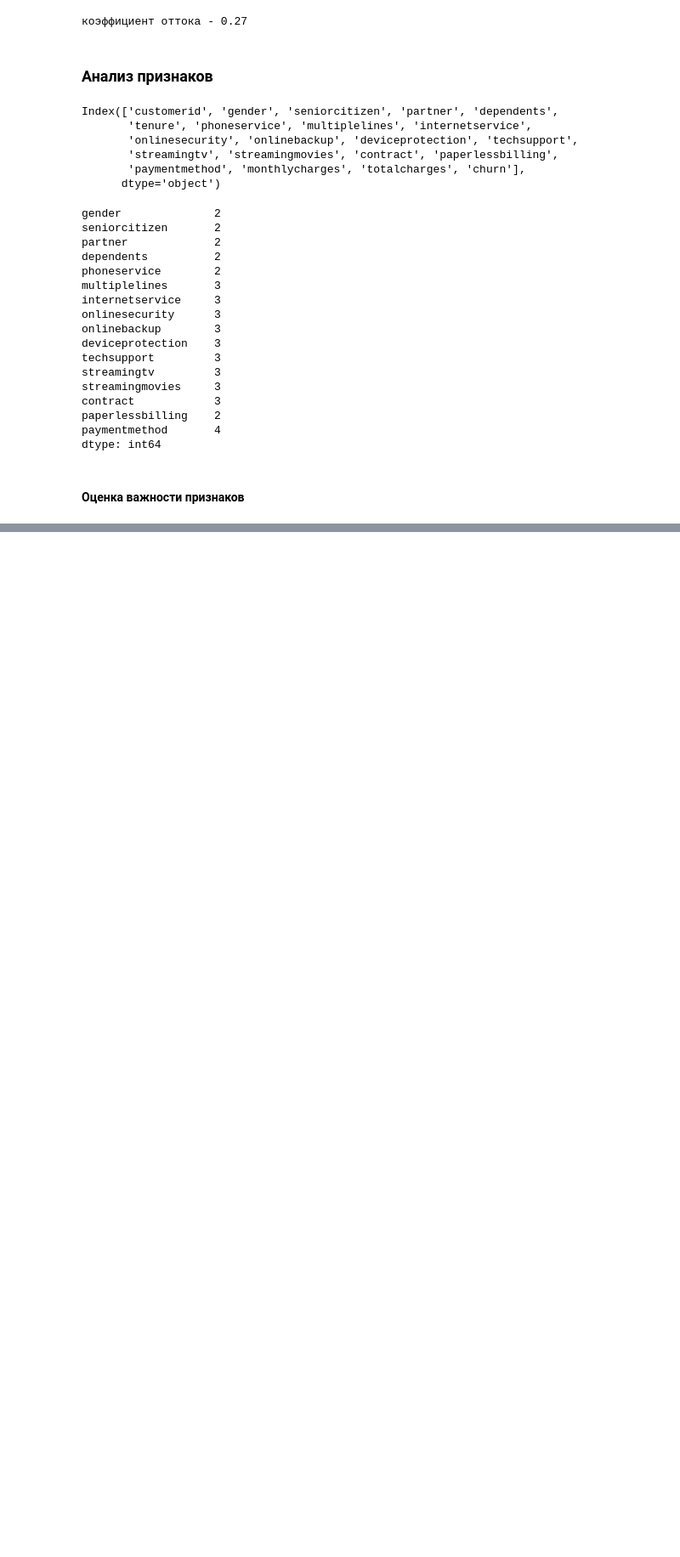
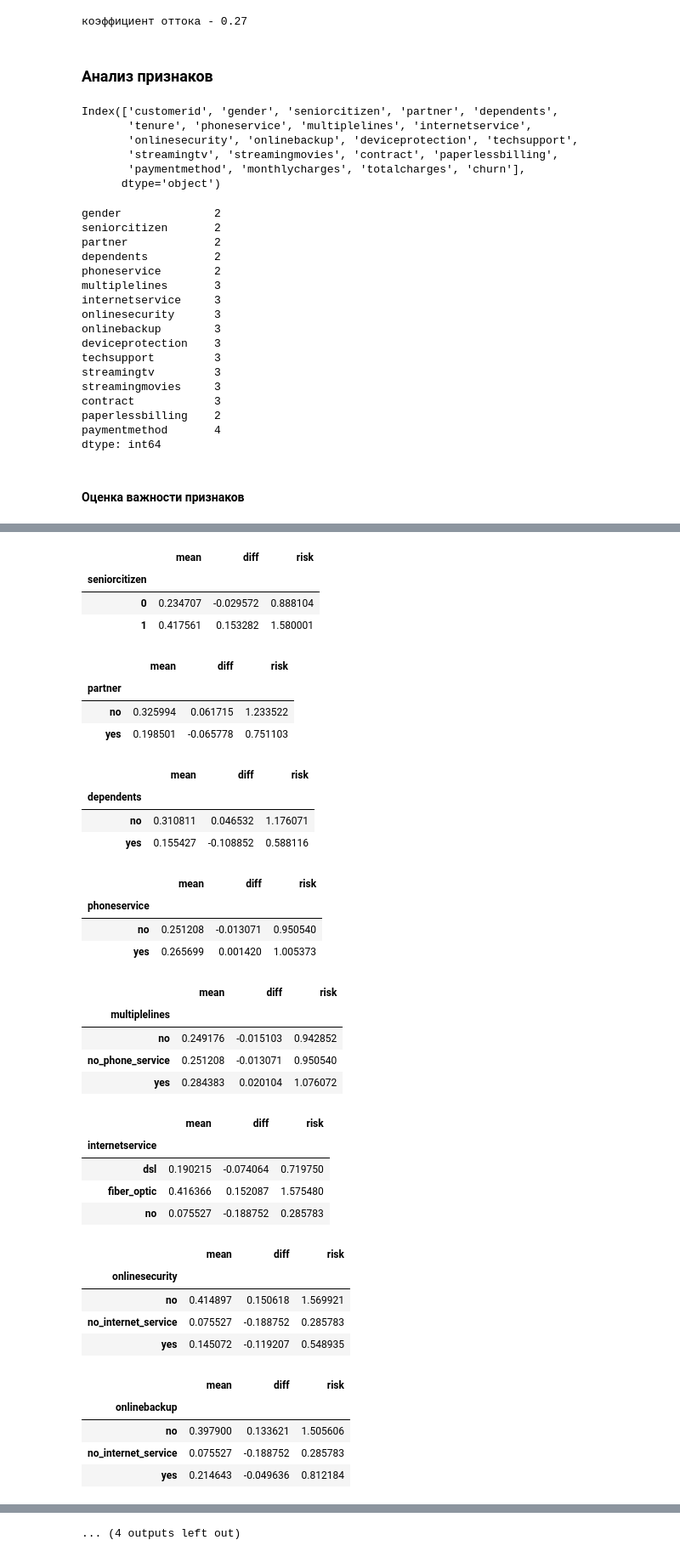
Before and after one commit to GridasovSasha/ML_classification_customer_churn, a Jupyter notebook: main.ipynb, the cells around one changed output, grey strips where cells are left out. Shown at 85% size. Drawn from its saved outputs; the diff is of its cells as text; code cells hidden in the pictures; blank space fills up the shorter version.

```diff
--- a/main.ipynb
+++ b/main.ipynb
@@ -257,0 +260,11 @@ paymentmethod_credit_card_(automatic): 0.16
+# %%
+# Коэффициент риска
+
+global_mean =  df_train_full['churn'].mean()
+
+for col in categorical:
+    df_group = df_train_full.groupby(col)['churn'].agg(['mean'])
+    df_group['diff'] = df_group['mean'] - global_mean
+    df_group['risk'] = df_group['mean'] / global_mean
+    display(df_group)
+# %% [output]
@@ -257,0 +275,36 @@ paymentmethod_credit_card_(automatic): 0.16
+|  | mean | diff | risk |
+| seniorcitizen |  |  |  |
+| 0 | 0.234707 | -0.029572 | 0.888104 |
+| 1 | 0.417561 | 0.153282 | 1.580001 |
+|  | mean | diff | risk |
+| partner |  |  |  |
+| no | 0.325994 | 0.061715 | 1.233522 |
+| yes | 0.198501 | -0.065778 | 0.751103 |
+|  | mean | diff | risk |
+| dependents |  |  |  |
+| no | 0.310811 | 0.046532 | 1.176071 |
+| yes | 0.155427 | -0.108852 | 0.588116 |
+|  | mean | diff | risk |
+| phoneservice |  |  |  |
+| no | 0.251208 | -0.013071 | 0.950540 |
+| yes | 0.265699 | 0.001420 | 1.005373 |
+|  | mean | diff | risk |
+| multiplelines |  |  |  |
+| no | 0.249176 | -0.015103 | 0.942852 |
+| no_phone_service | 0.251208 | -0.013071 | 0.950540 |
+| yes | 0.284383 | 0.020104 | 1.076072 |
+|  | mean | diff | risk |
+| internetservice |  |  |  |
+| dsl | 0.190215 | -0.074064 | 0.719750 |
+| fiber_optic | 0.416366 | 0.152087 | 1.575480 |
+| no | 0.075527 | -0.188752 | 0.285783 |
+|  | mean | diff | risk |
+| onlinesecurity |  |  |  |
+| no | 0.414897 | 0.150618 | 1.569921 |
+| no_internet_service | 0.075527 | -0.188752 | 0.285783 |
+| yes | 0.145072 | -0.119207 | 0.548935 |
+|  | mean | diff | risk |
+| onlinebackup |  |  |  |
+| no | 0.397900 | 0.133621 | 1.505606 |
+| no_internet_service | 0.075527 | -0.188752 | 0.285783 |
+| yes | 0.214643 | -0.049636 | 0.812184 |
@@ -257,0 +326 @@ paymentmethod_credit_card_(automatic): 0.16
+... (4 outputs left out)
```
Also changed, not shown: parts of 5 cells of this notebook.
